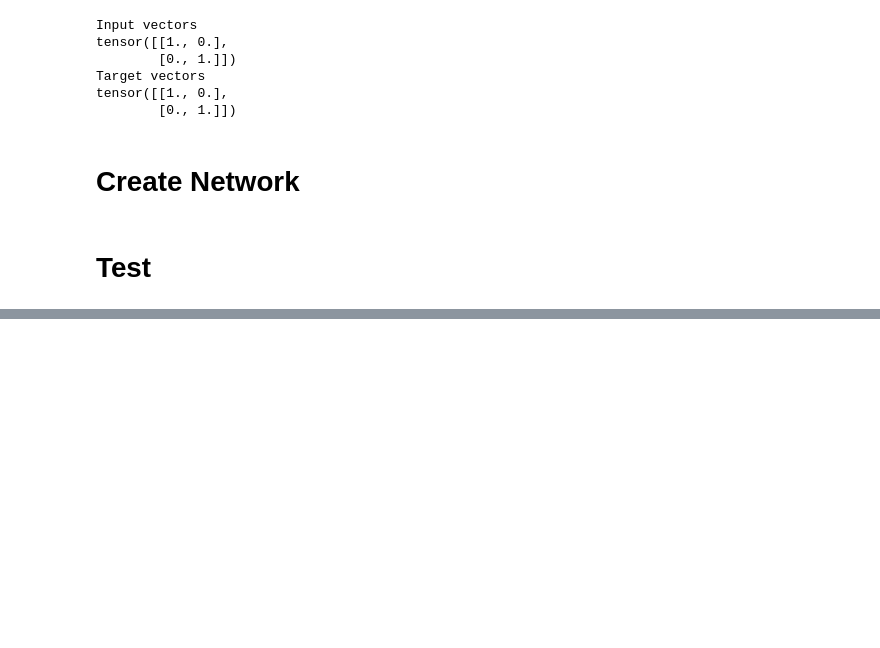
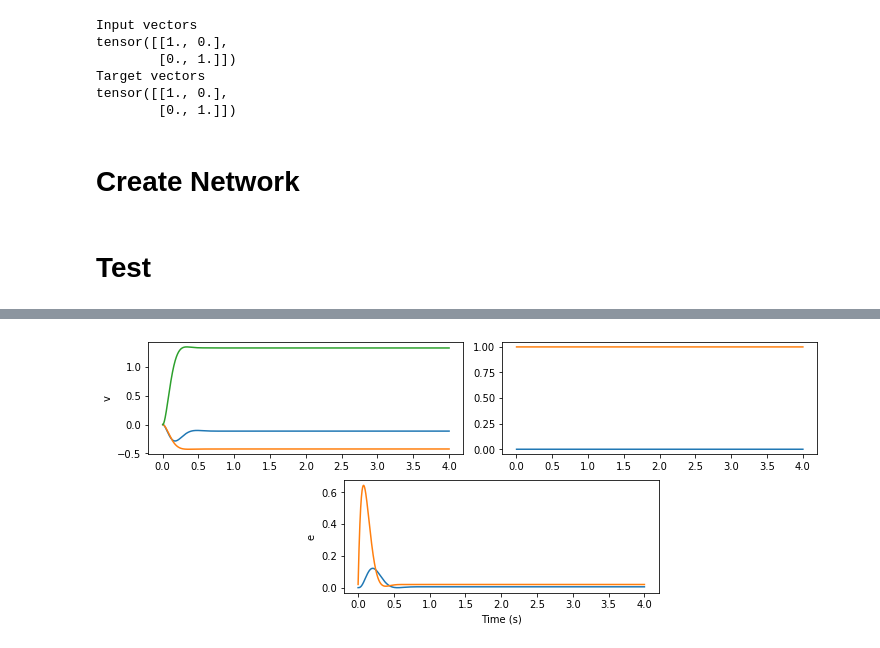
Before and after one commit to jorchard/pc_network, a Jupyter notebook: test_PCNetwork.ipynb, the cells around one changed output, grey strips where cells are left out. Saved outputs shown, nothing was run; the diff lists cells and outputs as text; code cells hidden in the pictures; blank space fills up the shorter version.

```diff
--- a/test_PCNetwork.ipynb
+++ b/test_PCNetwork.ipynb
@@ -122,0 +162,4 @@ fig = net.Plot(idx=[1])
+# %%
+net.Plot(idx=1);
+# %% [output]
+[figure, added]
```
Also changed, not shown: parts of 17 cells of this notebook, 3 other files.
